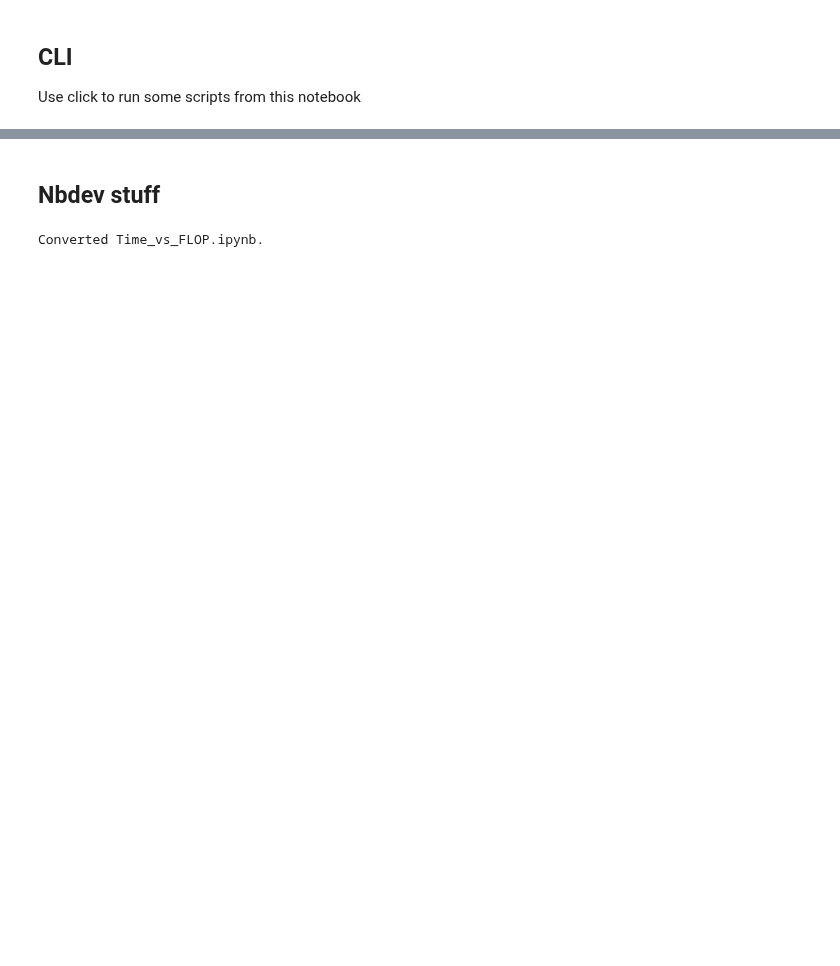
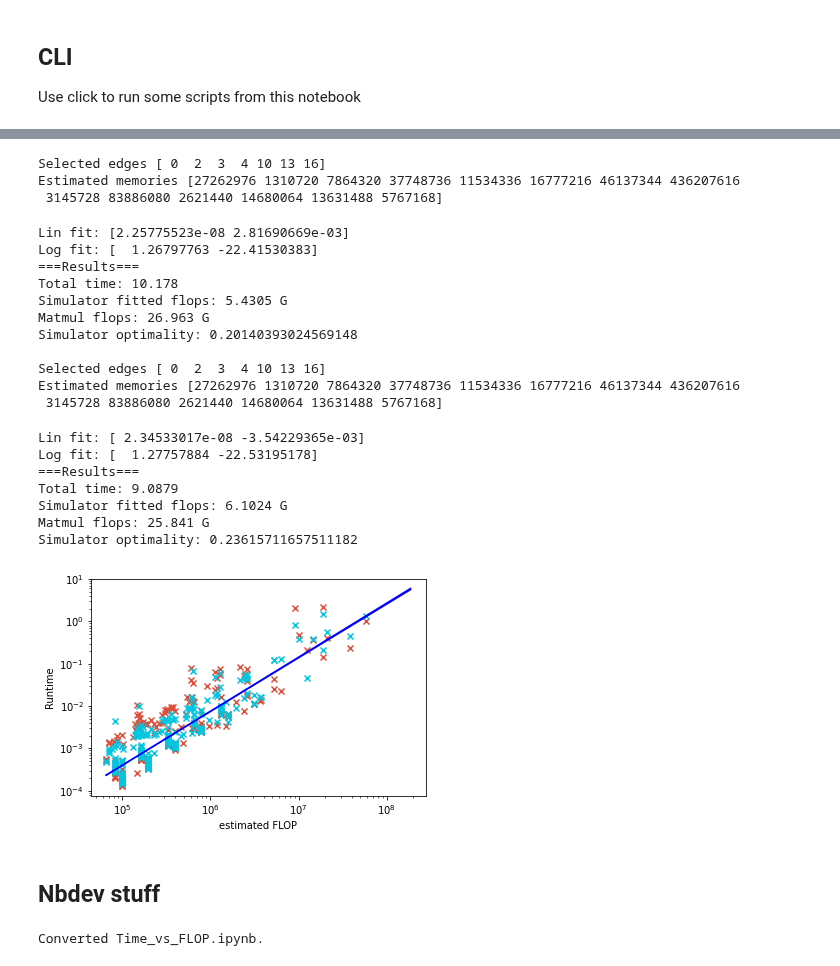
Before and after one commit to danlkv/QTensor, a Jupyter notebook: analysis/spec/notebooks/Time_vs_FLOP.ipynb, the cells around one changed output, grey strips where cells are left out. Cells and saved outputs as stored; diff of their text form; code cells hidden in the pictures; blank space fills up the shorter version.

Commit message:
[jlse-run] Add backend option to time-vs-flops plot

```diff
--- a/analysis/spec/notebooks/Time_vs_FLOP.ipynb
+++ b/analysis/spec/notebooks/Time_vs_FLOP.ipynb
@@ -186,5 +204,6 @@ estimators = ex.map_variable('step_flops', d=ds, edge_idx=edge_indices, n=[N], p
 # %%
-times = ex.map_variable('step_sim_time', d=ds, edge_idx=edge_indices, n=[N], p=[p])
+times = ex.map_variable('step_sim_time', d=ds, edge_idx=edge_indices,
+                        n=[N], p=[p], seed=[SEED], backend=['mkl'])
 # %%
 est_flat = np.concatenate(estimators.flatten())
 times_flat = np.concatenate(times.flatten())
@@ -200,7 +222,7 @@ plt.ylabel('Runtime')
 # %%
 #export
 def plot_with_filter(est_flat, times_flat):
-    filt = (est_flat>1e4) #& (times_flat>1e-4)
+    filt = (est_flat>5e4) #& (times_flat>1e-4)
     est_flat_filtered = est_flat[filt]
     times_flat_filtered = times_flat[filt]
 
@@ -212,12 +234,15 @@ def plot_with_filter(est_flat, times_flat):
     fit_fn = np.poly1d(log_fit_coef)
 
     # Plot scatter with filtered data
-    plt.scatter(est_flat_filtered, times_flat_filtered)
-    xfit = 10**np.linspace(4, 7, 100)
+    plt.scatter(est_flat_filtered, times_flat_filtered, marker='x')
+    min_x = np.log10(est_flat_filtered.min())
+    max_x = np.log10(est_flat_filtered.max()) + .5
+    xfit = 10**np.linspace(min_x, max_x, 100)
     plt.plot(xfit, np.exp(fit_fn(np.log(xfit))), color='blue')
     plt.loglog()
     plt.xlabel('estimated FLOP')
     plt.ylabel('Runtime')
+    plt.grid()
     return log_fit_coef, fit_coef
 # %%
 log_fit_coef, fit_coef = plot_with_filter(est_flat, times_flat)
@@ -241,5 +269,2 @@ x, y = np.random.randn(2, N, N)
 # %% [markdown]
 #### Compare with matrix multiplication
-# %%
-FLOPS_matmul = matmul_flop/4.65e-3
-print(f'FLOPS on this laptop for matrix mul: {FLOPS_matmul:e}')
@@ -249,19 +294,3 @@ print(f'Simulator optimality: {FLOP_logfit/FLOPS_matmul}')
-# %%
-#export
-import timeit
-def get_log_flops_vs_matmul(log_fit_coef):
-    FLOPS_logfit = np.exp(-log_fit_coef[1])
-
-    N = 300
-    matmul_flop = N**2*(N-1)
-    x, y = np.random.randn(2, N, N)
-    number = 100
-    matmul_time = timeit.timeit(lambda: np.matmul(x,y)
-                               , number=number)/number
-
-    FLOPS_matmul = matmul_flop/matmul_time
-
-    return FLOPS_logfit, FLOPS_matmul
 # %% [markdown]
 ## CLI
 
@@ -317,3 +364,29 @@ def time_vs_flops_plot(filename):
+# %%
+time_vs_flops_plot(max_memory=5e8, min_memory=1e6)
+time_vs_flops_plot(max_memory=5e8, min_memory=1e6, backend='mkl')
+# %% [output]
+Selected edges [ 0  2  3  4 10 13 16]
+Estimated memories [27262976 1310720 7864320 37748736 11534336 16777216 46137344 436207616
+ 3145728 83886080 2621440 14680064 13631488 5767168]
+Lin fit: [2.25775523e-08 2.81690669e-03]
+Log fit: [  1.26797763 -22.41530383]
+===Results===
+Total time: 10.178
+Simulator fitted flops: 5.4305 G
+Matmul flops: 26.963 G
+Simulator optimality: 0.20140393024569148
+
+Selected edges [ 0  2  3  4 10 13 16]
+Estimated memories [27262976 1310720 7864320 37748736 11534336 16777216 46137344 436207616
+ 3145728 83886080 2621440 14680064 13631488 5767168]
+Lin fit: [ 2.34533017e-08 -3.54229365e-03]
+Log fit: [  1.27757884 -22.53195178]
+===Results===
+Total time: 9.0879
+Simulator fitted flops: 6.1024 G
+Matmul flops: 25.841 G
+Simulator optimality: 0.23615711657511182
+[figure, added]
 # %% [markdown]
 ## Nbdev stuff
 # %%
```
Also changed, not shown: parts of 14 cells of this notebook, 4 other files.
